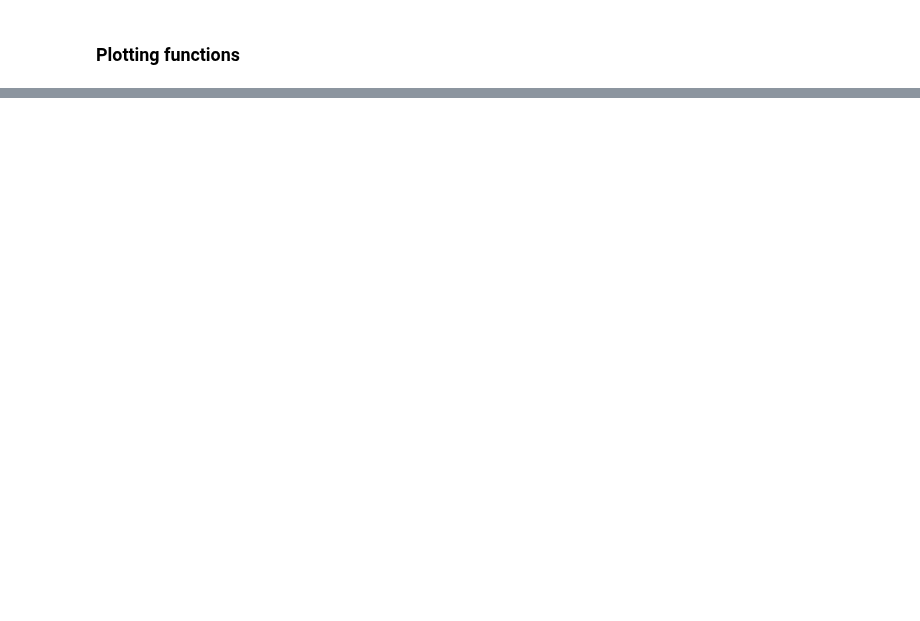
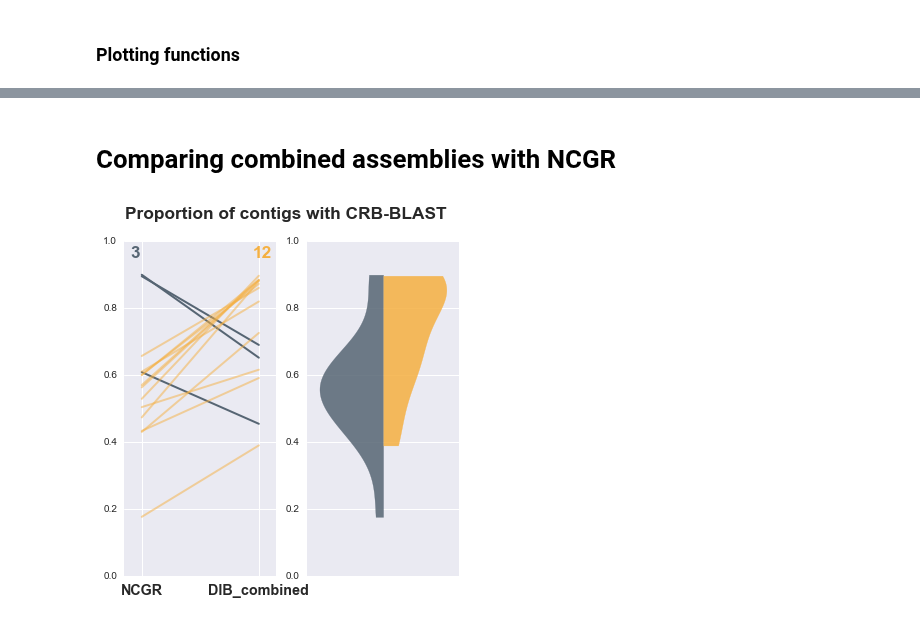
Before and after one commit to johnsolk/MMETSP, a Jupyter notebook: notebooks/MMETSP_combined_transrate_reference_combined.ipynb, the cells around one changed output, grey strips where cells are left out. Saved outputs shown, nothing was run; the diff lists cells and outputs as text; code cells hidden in the pictures; blank space fills up the shorter version.

```diff
--- a/notebooks/MMETSP_combined_transrate_reference_combined.ipynb
+++ b/notebooks/MMETSP_combined_transrate_reference_combined.ipynb
@@ -25,5 +25,7 @@ sra_map = sra_run[['Run', 'SampleName']]
 # reference-based transrate evaluation
 file_combined_v_SRA = "../assembly_evaluation_data/combined_transrate_reference.csv"
 file_SRA_v_combined = "../assembly_evaluation_data/combined_transrate_reverse.csv"
+file_combined_v_ncgr = "../assembly_evaluation_data/ncgr_combined_transrate_reference.csv"
+file_ncgr_v_combined = "../assembly_evaluation_data/ncgr_combined_transrate_reverse.csv"
 # %%
 # Load in df and add the mmetsp/sra information
@@ -54,6 +80,8 @@ combined_v_SRA.head()
 # %%
 SRA_v_combined = SRA_v_combined.drop_duplicates()
 combined_v_SRA = combined_v_SRA.drop_duplicates()
+combined_v_ncgr = combined_v_ncgr.drop_duplicates()
+ncgr_v_combined = ncgr_v_combined.drop_duplicates()
 # %% [markdown]
 ### Plotting functions
 # %%
@@ -138,0 +167,6 @@ n_seqs, fig, ax = create_plots(SRA_v_combined, combined_v_SRA, 'n_seqs', 'Number
+# %% [markdown]
+# Comparing combined assemblies with NCGR
+# %%
+p_refs_with_CRBB, fig, ax = create_plots(ncgr_v_combined, combined_v_ncgr,'p_refs_with_CRBB', 'Proportion of contigs with CRB-BLAST')
+# %% [output]
+[figure, added]
```
Also changed, not shown: parts of 17 cells of this notebook.
